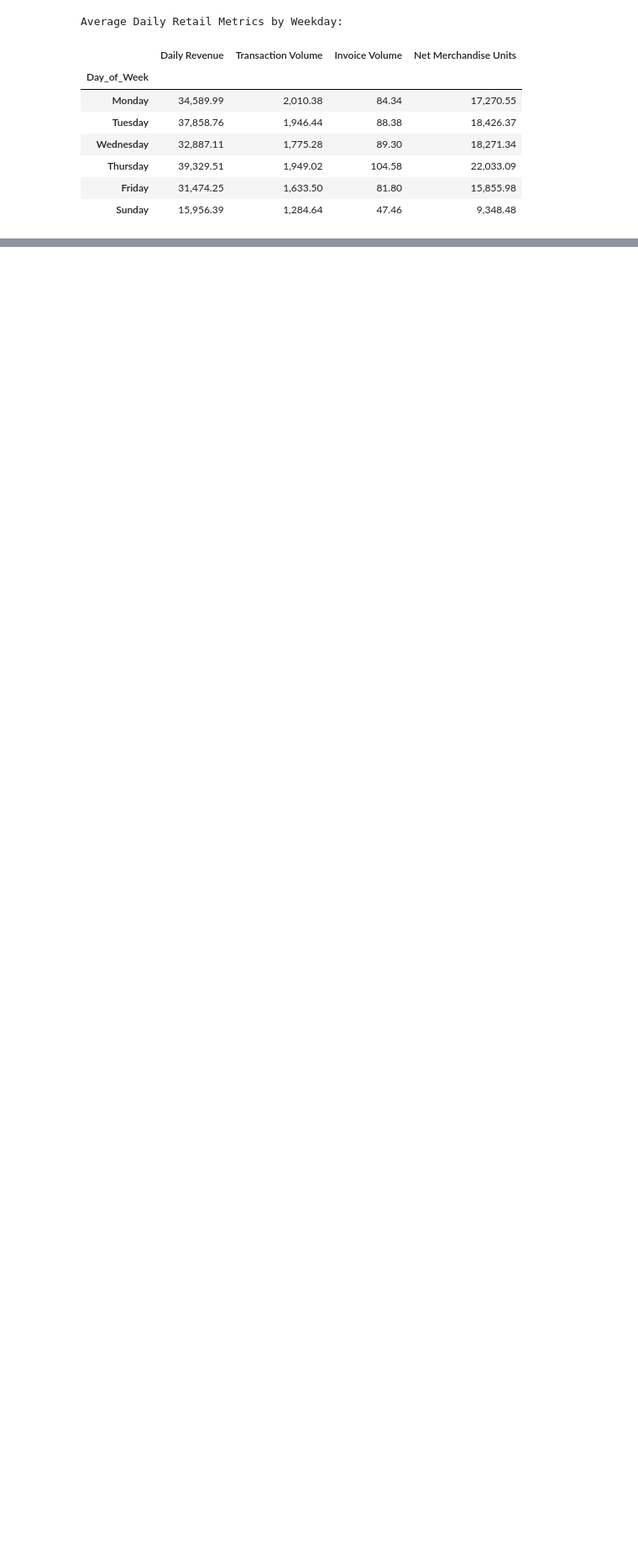
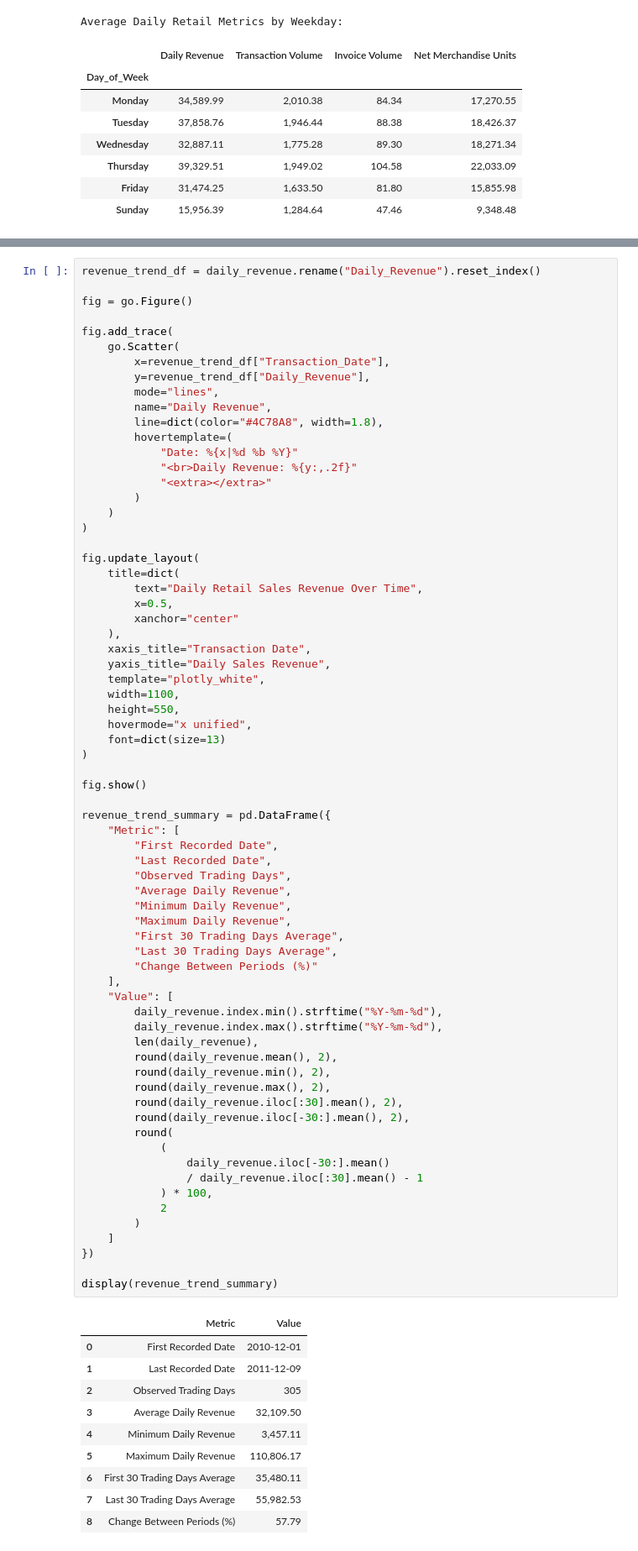
Before and after one commit to TejasMJ/Retail-Sales-Dynamics, a Jupyter notebook: notebooks/02_exploratory_data_analysis.ipynb, the cells around one changed output, grey strips where cells are left out. Shown at 84% size. Drawn from its saved outputs; the diff is of its cells as text; blank space fills up the shorter version.

```diff
--- a/notebooks/02_exploratory_data_analysis.ipynb
+++ b/notebooks/02_exploratory_data_analysis.ipynb
@@ -1577,0 +1581,80 @@ Average Daily Retail Metrics by Weekday:
+# %%
+revenue_trend_df = daily_revenue.rename("Daily_Revenue").reset_index()
+
+fig = go.Figure()
+
+fig.add_trace(
+    go.Scatter(
+        x=revenue_trend_df["Transaction_Date"],
+        y=revenue_trend_df["Daily_Revenue"],
+        mode="lines",
+        name="Daily Revenue",
+        line=dict(color="#4C78A8", width=1.8),
+        hovertemplate=(
+            "Date: %{x|%d %b %Y}"
+            "<br>Daily Revenue: %{y:,.2f}"
+            "<extra></extra>"
+        )
+    )
+)
+
+fig.update_layout(
+    title=dict(
+        text="Daily Retail Sales Revenue Over Time",
+        x=0.5,
+        xanchor="center"
+    ),
+    xaxis_title="Transaction Date",
+    yaxis_title="Daily Sales Revenue",
+    template="plotly_white",
+    width=1100,
+    height=550,
+    hovermode="x unified",
+    font=dict(size=13)
+)
+
+fig.show()
+
+revenue_trend_summary = pd.DataFrame({
+    "Metric": [
+        "First Recorded Date",
+        "Last Recorded Date",
+        "Observed Trading Days",
+        "Average Daily Revenue",
+        "Minimum Daily Revenue",
+        "Maximum Daily Revenue",
+        "First 30 Trading Days Average",
+        "Last 30 Trading Days Average",
+        "Change Between Periods (%)"
+    ],
+    "Value": [
+        daily_revenue.index.min().strftime("%Y-%m-%d"),
+        daily_revenue.index.max().strftime("%Y-%m-%d"),
+        len(daily_revenue),
+        round(daily_revenue.mean(), 2),
+        round(daily_revenue.min(), 2),
+        round(daily_revenue.max(), 2),
+        round(daily_revenue.iloc[:30].mean(), 2),
+        round(daily_revenue.iloc[-30:].mean(), 2),
+        round(
+            (
+                daily_revenue.iloc[-30:].mean()
+                / daily_revenue.iloc[:30].mean() - 1
+            ) * 100,
+            2
+        )
+    ]
+})
+
+display(revenue_trend_summary)
+# %% [output]
+|  | Metric | Value |
+| 0 | First Recorded Date | 2010-12-01 |
+| 1 | Last Recorded Date | 2011-12-09 |
+| 2 | Observed Trading Days | 305 |
+| 3 | Average Daily Revenue | 32,109.50 |
+| 4 | Minimum Daily Revenue | 3,457.11 |
+| 5 | Maximum Daily Revenue | 110,806.17 |
+| 6 | First 30 Trading Days Average | 35,480.11 |
+| 7 | Last 30 Trading Days Average | 55,982.53 |
+| 8 | Change Between Periods (%) | 57.79 |
```
Also changed, not shown: parts of 17 cells of this notebook.
